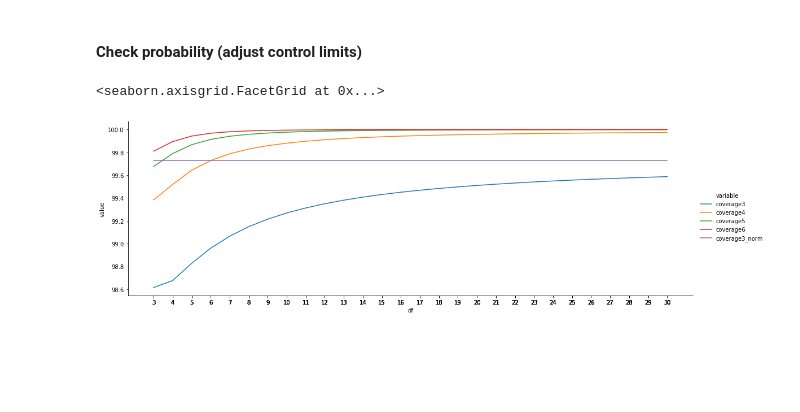
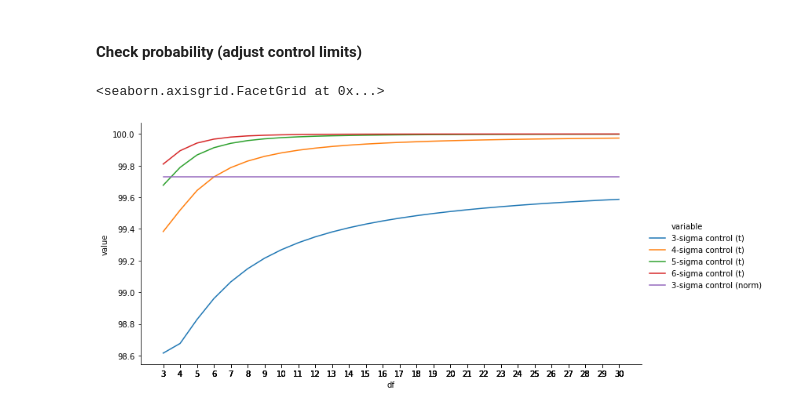
Before and after one commit to howewenann/spc_charts, a Jupyter notebook: notebooks/9.0-hwant-heavy-tail-t-dist.ipynb, the cells around one changed output. Drawn from its saved outputs; the diff is of its cells as text; code cells hidden in the pictures; blank space fills up the shorter version.

```diff
--- a/notebooks/9.0-hwant-heavy-tail-t-dist.ipynb
+++ b/notebooks/9.0-hwant-heavy-tail-t-dist.ipynb
@@ -167,12 +178,13 @@ t_df = pd.DataFrame({'df':df,
                      'sigma4':sigma4,
                      'sigma5':sigma5,
                      'sigma6':sigma6,
-                     'coverage1':coverage(1, df),
-                     'coverage2':coverage(2, df),
-                     'coverage3':coverage(3, df),
-                     'coverage4':coverage(4, df),
-                     'coverage5':coverage(5, df),
-                     'coverage6':coverage(6, df)
+                     '1-sigma control (t)':coverage(1, df),
+                     '2-sigma control (t)':coverage(2, df),
+                     '3-sigma control (t)':coverage(3, df),
+                     '3.5-sigma control (t)':coverage(3.5, df),
+                     '4-sigma control (t)':coverage(4, df),
+                     '5-sigma control (t)':coverage(5, df),
+                     '6-sigma control (t)':coverage(6, df)
                   })
 # %%
-t_df['coverage3_norm'] = (1 - (1 - norm.cdf(3)) * 2 ) * 100
+t_df['3-sigma control (norm)'] = (1 - (1 - norm.cdf(3)) * 2 ) * 100
@@ -182,10 +191,18 @@ t_df_sub = t_df.loc[:, ['df', 'coverage3', 'coverage4', 'coverage5', 'coverage6'
+# %%
+t_df_sub = t_df.loc[:, ['df',
+                        '3-sigma control (t)',
+#                         '3.5-sigma control (t)',
+                        '4-sigma control (t)',
+                        '5-sigma control (t)',
+                        '6-sigma control (t)',
+                        '3-sigma control (norm)']]
 # %%
 t_df_sub_melt = pd.melt(t_df_sub, id_vars=['df'])
 # %%
 # t_df_sub
 # %%
-g = sns.relplot(x='df', y='value', hue='variable', data=t_df_sub_melt, kind='line', height=5, aspect=3)
+g = sns.relplot(x='df', y='value', hue='variable', data=t_df_sub_melt, kind='line', height=5, aspect=2)
 g.set(xticks=t_df_sub_melt.df.values)
 # %% [output]
 <seaborn.axisgrid.FacetGrid at 0x...>
-[figure, old version]
+[figure, new version]
```
Also changed, not shown: parts of 19 cells of this notebook, 5 other files.
